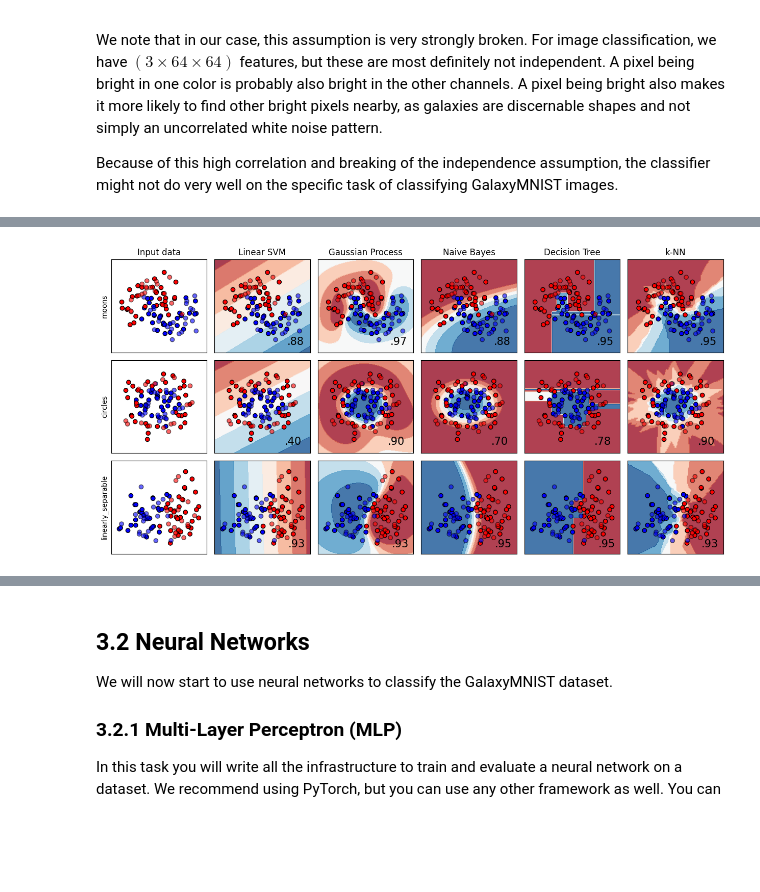
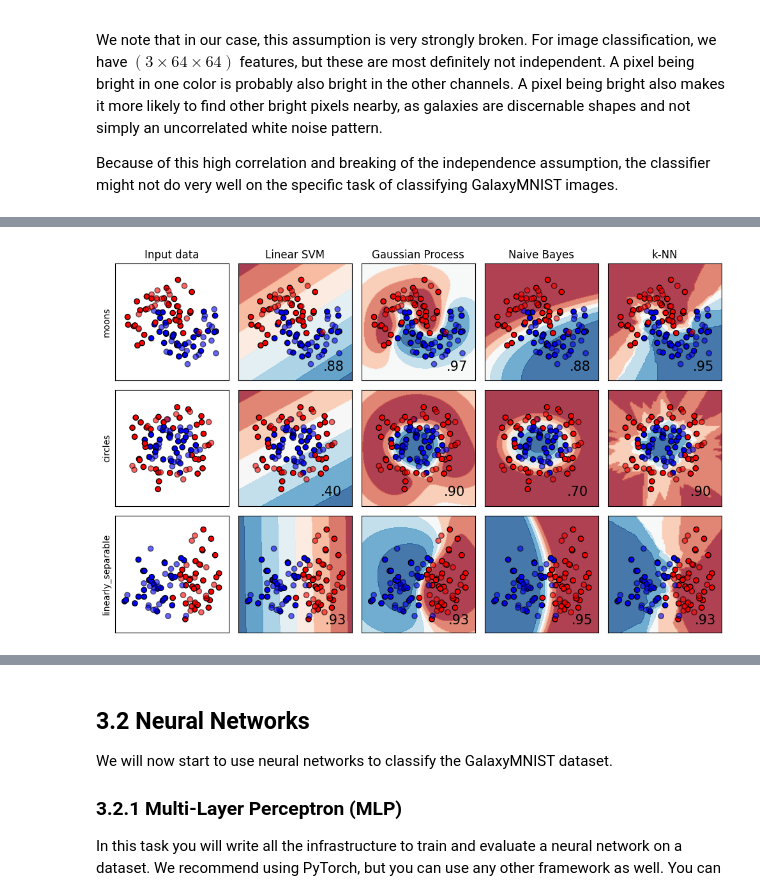
Before and after one commit to Just-Neptun/FP, a Jupyter notebook: S10 Machine Learning/ml_fp/part3.ipynb, the cells around one changed output, grey strips where cells are left out. Cells and saved outputs as stored; diff of their text form; code cells hidden in the pictures; blank space fills up the shorter version.

Commit message:
proper analysis of classical classifiers, rerun full notebook

```diff
--- a/S10 Machine Learning/ml_fp/part3.ipynb
+++ b/S10 Machine Learning/ml_fp/part3.ipynb
@@ -259,8 +270,6 @@ from sklearn.gaussian_process.kernels import RBF    # Radial basis function for
 from sklearn.gaussian_process import GaussianProcessClassifier    # Gaussian Process
 from sklearn.naive_bayes import GaussianNB    # Naive Bayes
 from sklearn.neighbors import KNeighborsClassifier    # k-NN
-
-from sklearn.tree import DecisionTreeClassifier
 
 from sklearn.datasets import make_circles, make_classification, make_moons
 
@@ -269,49 +278,47 @@ from Part03.classical_algorithms import example_of_algorithms, style_dataframe
 classifiers_names = [
     'Linear SVM',
     'Gaussian Process',
-    "Naive Bayes",
-    "Decision Tree",
-    "k-NN"
+    'Naive Bayes',
+    'k-NN'
 ]
 classifiers = [
     SVC(kernel='linear', C=0.025, random_state=1),
     GaussianProcessClassifier(1.0 * RBF(1.0), random_state=1),
     GaussianNB(),
-    DecisionTreeClassifier(max_depth=5, random_state=1),
     KNeighborsClassifier(n_neighbors=9),
 ]
 
 X, y = make_classification(
     n_features=2,
     n_redundant=0,
     n_informative=2,
     random_state=1,
     n_clusters_per_class=1,
 )
 rng = np.random.RandomState(2)
 X += 2 * rng.uniform(size=X.shape)
 linearly_separable = (X, y)
 
 datasets = [
     make_moons(noise=0.3, random_state=0),
     make_circles(noise=0.2, factor=0.5, random_state=1),
     linearly_separable,
 ]
 datasets_names = [
     'moons',
     'circles',
     'linearly_separable',
 ]
 
 # side effect -> plots everything
 results = example_of_algorithms(
     classifiers,
     classifiers_names,
     datasets,
     datasets_names,
 )
 # %% [output]
-[figure, old version]
+[figure, new version]
 # %%
 # create a dataframe of the results
 df = pd.DataFrame(results)
```
Also changed, not shown: parts of 19 cells of this notebook.
